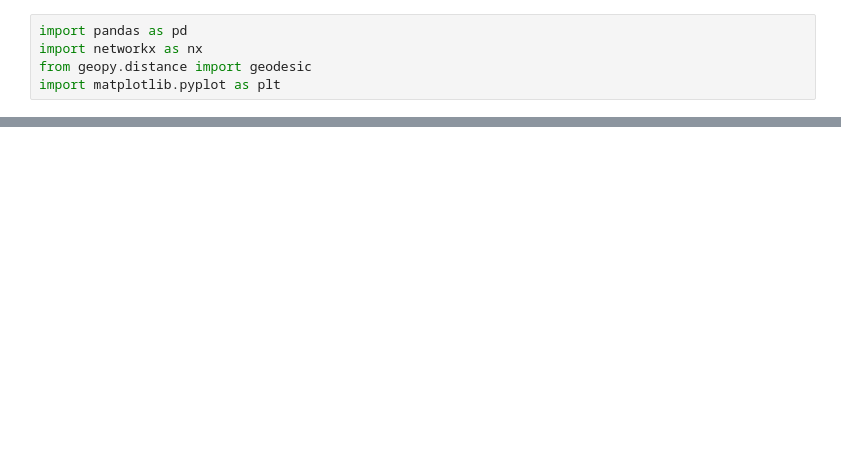
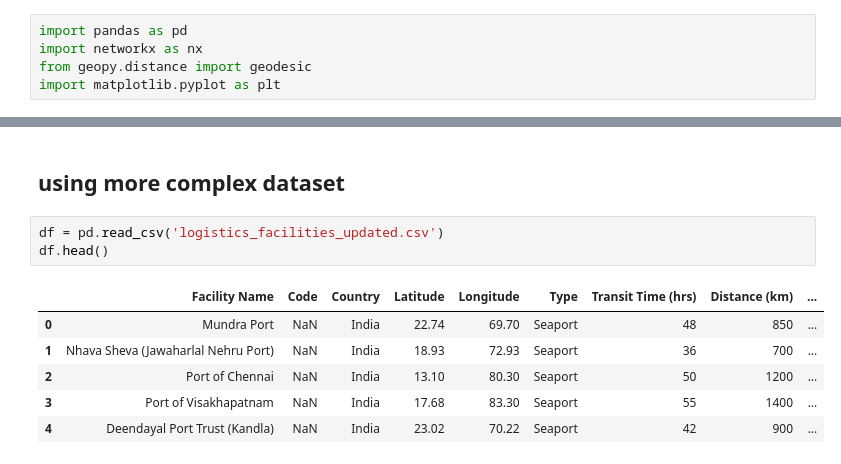
Before and after one commit to Tech-Transit/route-optimization-engine, a Jupyter notebook: rough/routesEngine.ipynb, the cells around one changed output, grey strips where cells are left out. Cells and saved outputs as stored; diff of their text form; blank space fills up the shorter version.

```diff
--- a/rough/routesEngine.ipynb
+++ b/rough/routesEngine.ipynb
@@ -90,0 +91,12 @@ Shortest Path: Mundra Port → Athens International Airport
+# %% [markdown]
+## using more complex dataset
+# %%
+df = pd.read_csv('logistics_facilities_updated.csv')
+df.head()
+# %% [output]
+|  | Facility Name | Code | Country | Latitude | Longitude | Type | Transit Time (hrs) | Distance (km) | ... |
+| 0 | Mundra Port | NaN | India | 22.74 | 69.70 | Seaport | 48 | 850 | ... |
+| 1 | Nhava Sheva (Jawaharlal Nehru Port) | NaN | India | 18.93 | 72.93 | Seaport | 36 | 700 | ... |
+| 2 | Port of Chennai | NaN | India | 13.10 | 80.30 | Seaport | 50 | 1200 | ... |
+| 3 | Port of Visakhapatnam | NaN | India | 17.68 | 83.30 | Seaport | 55 | 1400 | ... |
+| 4 | Deendayal Port Trust (Kandla) | NaN | India | 23.02 | 70.22 | Seaport | 42 | 900 | ... |
```
Also changed, not shown: parts of 4 cells of this notebook, 1 other file.
